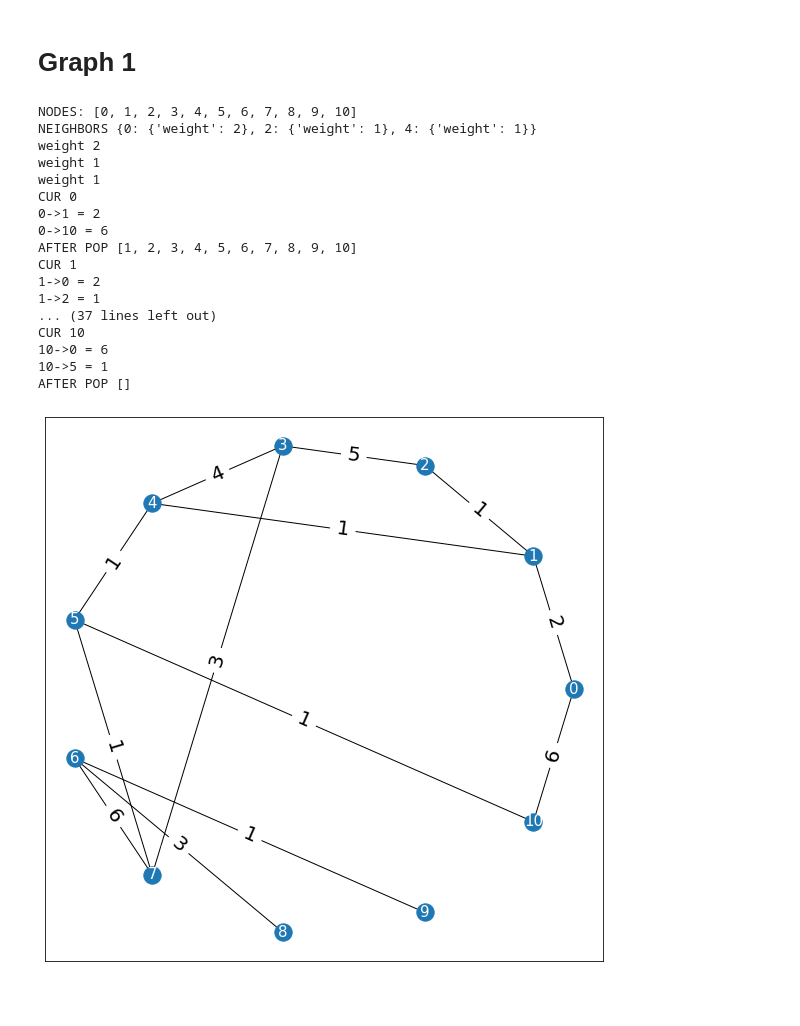
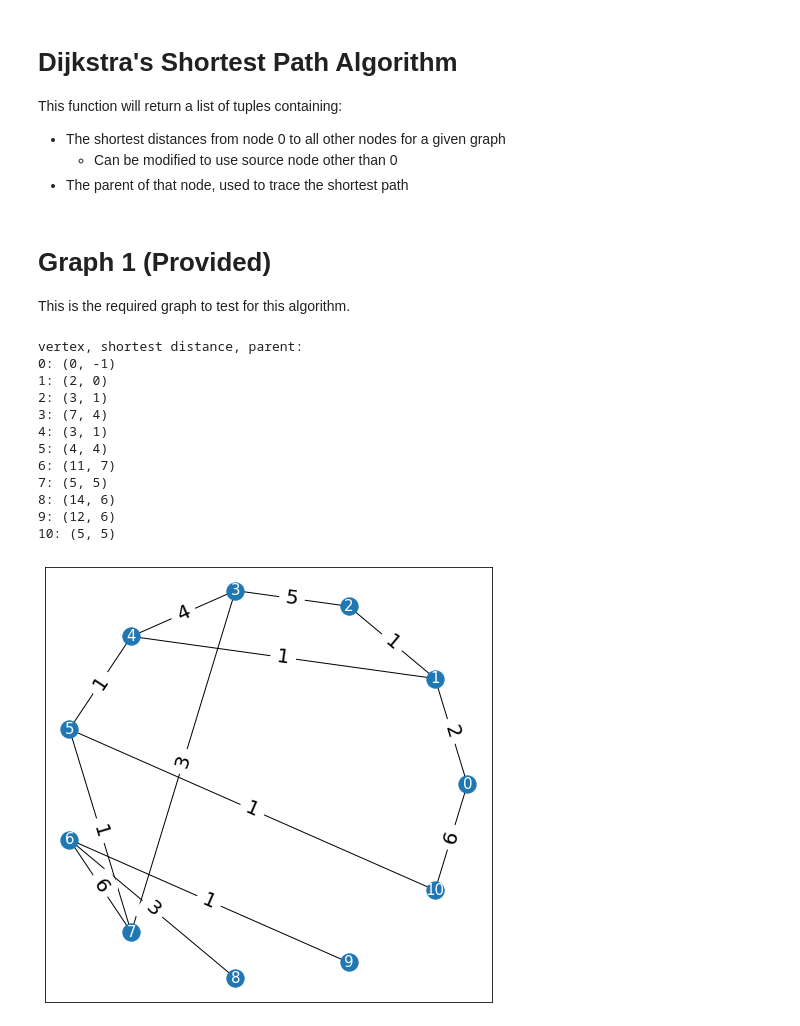
Before and after one commit to mattConn/algorithms, a Jupyter notebook: dijkstras-shortest-path.ipynb, the cells around one changed output. Drawn from its saved outputs; the diff is of its cells as text; code cells hidden in the pictures; blank space fills up the shorter version.

Commit message:
successfully returning table of shortest paths and parent nodes

```diff
--- a/dijkstras-shortest-path.ipynb
+++ b/dijkstras-shortest-path.ipynb
@@ -8,30 +13,9 @@ def draw(graph):
     nx.draw_networkx(graph,pos,font_color='white',font_size=15)
     labels = nx.get_edge_attributes(graph,'weight')
     nx.draw_networkx_edge_labels(graph,pos,edge_labels=labels,font_size=20)
-# %%
-# dijkstra's shortest path algorithm
-def dijkstra(graph):
-
-    unvisited = list(graph.nodes)
-
-    shortestDist = [float('inf') for i in graph.nodes]
-    shortestDist[0] = 0
-
-    prevVertex = [None for i in graph.nodes]
-
-
-    while(len(unvisited)): # visit all nodes
-        current = unvisited[0]
-        print("CUR",current)
-        for neighbor in graph[current]:
-            print(f"{current}->{neighbor} = {graph[current][neighbor]['weight']}")
-        unvisited.pop(0)
-        print("AFTER POP", unvisited)
-
-
-
-
-
-    return
-# %% [markdown]
-# Graph 1
+# %% [markdown]
+# Dijkstra's Shortest Path Algorithm
+This function will return a list of tuples containing:
+- The shortest distances from node 0 to all other nodes for a given graph
+    - Can be modified to use source node other than 0
+- The parent of that node, used to trace the shortest path
@@ -38,58 +68,56 @@ def dijkstra(graph):
+# %% [markdown]
+# Graph 1 (Provided)
+This is the required graph to test for this algorithm.
 # %%
 # plotting options
-plt.figure(figsize=(10,10))
+plt.figure(figsize=(8,8))
 
 # construct graph
 g = nx.Graph();
 
 # add graph nodes
 for i in range(11): g.add_node(i)
 
 # add edges, added in consecutive order
 g.add_edge(0,1,weight=2)
 g.add_edge(0,10,weight=6)
 
 g.add_edge(1,2,weight=1)
 g.add_edge(1,4,weight=1)
 
 g.add_edge(2,3,weight=5)
 
 g.add_edge(3,4,weight=4)
 g.add_edge(3,7,weight=3)
 
 g.add_edge(4,5,weight=1)
 
 g.add_edge(5,7,weight=1)
 g.add_edge(5,10,weight=1)
 
 g.add_edge(6,7,weight=6)
 g.add_edge(6,8,weight=3)
 g.add_edge(6,9,weight=1)
 
-print(f'NODES: {g.nodes}')
 # display graph
 draw(g)
-print("NEIGHBORS",g[1])
-for i in g[1]:
-    print("weight", g[1][i]['weight'])
 
-dijkstra(g)
+# store and print table
+results = dijkstra(g)
+print('vertex, shortest distance, parent:')
+for i in range(len(results)):
+    print(f'{i}: {results[i]}')
 # %% [output]
-NODES: [0, 1, 2, 3, 4, 5, 6, 7, 8, 9, 10]
-NEIGHBORS {0: {'weight': 2}, 2: {'weight': 1}, 4: {'weight': 1}}
-weight 2
-weight 1
-weight 1
-CUR 0
-0->1 = 2
-0->10 = 6
-AFTER POP [1, 2, 3, 4, 5, 6, 7, 8, 9, 10]
-CUR 1
-1->0 = 2
-1->2 = 1
-... (37 lines left out)
-CUR 10
-10->0 = 6
-10->5 = 1
-AFTER POP []
+vertex, shortest distance, parent:
+0: (0, -1)
+1: (2, 0)
+2: (3, 1)
+3: (7, 4)
+4: (3, 1)
+5: (4, 4)
+6: (11, 7)
+7: (5, 5)
+8: (14, 6)
+9: (12, 6)
+10: (5, 5)
-[figure, old version]
+[figure, new version]
```
Also changed, not shown: parts of 6 cells of this notebook.
